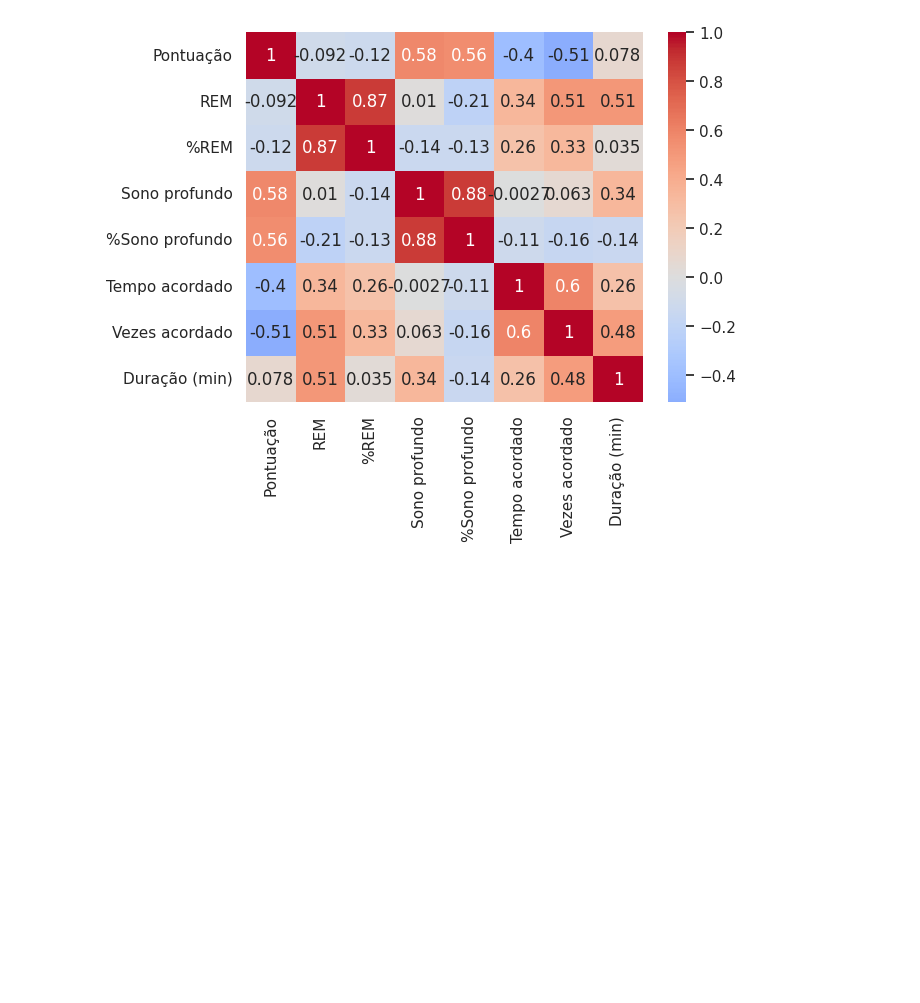
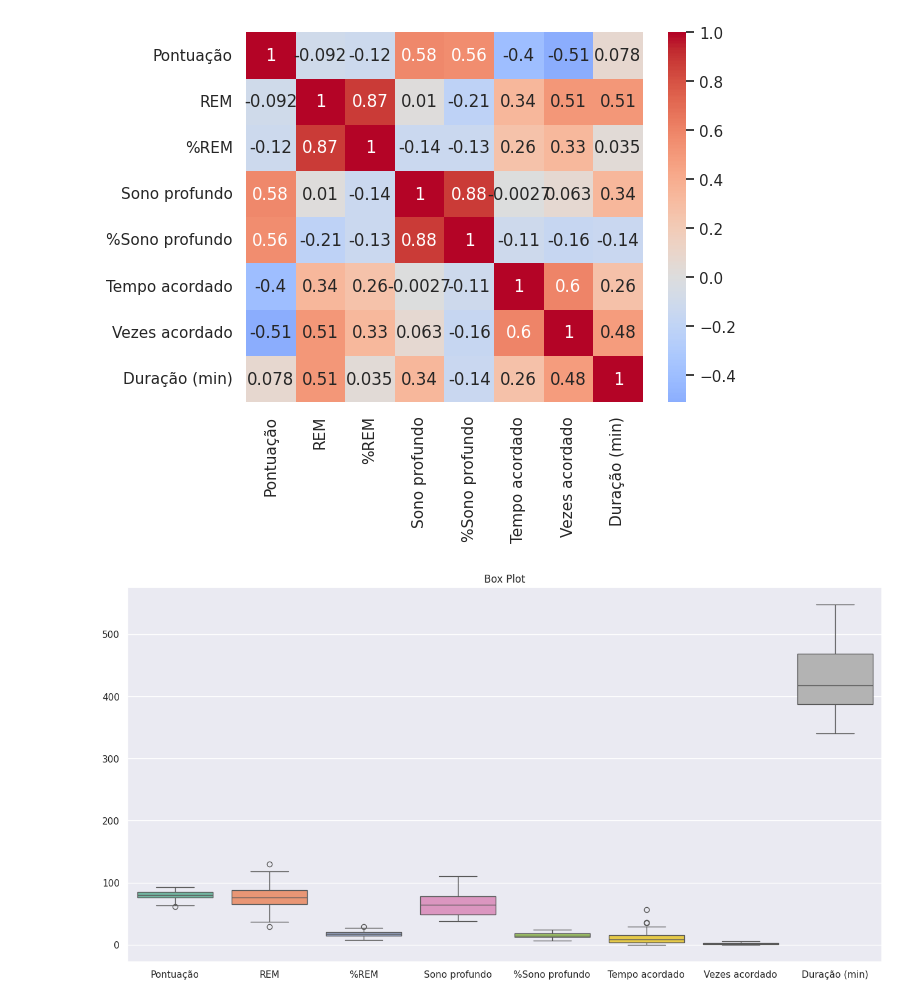
Before and after one commit to kylesonev/sleep_analysis, a Jupyter notebook: notebook/01.ipynb, the cells around one changed output. Drawn from its saved outputs; the diff is of its cells as text; code cells hidden in the pictures; blank space fills up the shorter version.

```diff
--- a/notebook/01.ipynb
+++ b/notebook/01.ipynb
@@ -137,3 +137,10 @@ sns.heatmap(data[metricas].corr(),  annot=True, cmap="coolwarm", center=0)
 # %% [output]
 <Axes: >
 [figure]
+# %%
+plt.figure(figsize=(16,8))
+sns.boxplot(data=data[metricas], palette="Set2")
+plt.title("Box Plot")
+plt.show()
+# %% [output]
+[figure, added]
```
